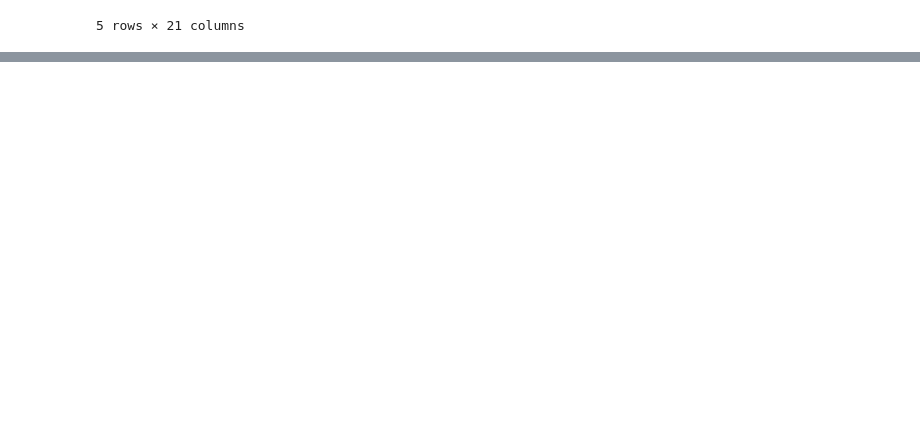
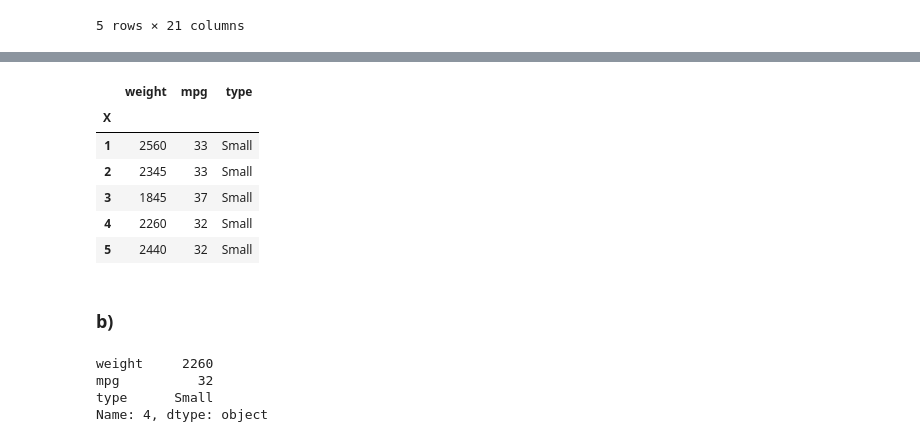
Before and after one commit to timofurrer/hslu-stat, a Jupyter notebook: exercises/series_01/Series_01.ipynb, the cells around one changed output, grey strips where cells are left out. Cells and saved outputs as stored; diff of their text form; code cells hidden in the pictures; blank space fills up the shorter version.

```diff
--- a/exercises/series_01/Series_01.ipynb
+++ b/exercises/series_01/Series_01.ipynb
@@ -75,0 +119,2 @@ drunk.head()
+# %%
+fuel_df = pd.read_table("d.fuel.dat", sep=",", index_col=0)
@@ -75,0 +133,19 @@ drunk.head()
+# %%
+fuel_df.head()
+# %% [output]
+|  | weight | mpg | type |
+| X |  |  |  |
+| 1 | 2560 | 33 | Small |
+| 2 | 2345 | 33 | Small |
+| 3 | 1845 | 37 | Small |
+| 4 | 2260 | 32 | Small |
+| 5 | 2440 | 32 | Small |
+# %% [markdown]
+### b)
+# %%
+fuel_df.loc[4]
+# %% [output]
+weight     2260
+mpg          32
+type      Small
+Name: 4, dtype: object
```
Also changed, not shown: parts of 50 cells of this notebook.
